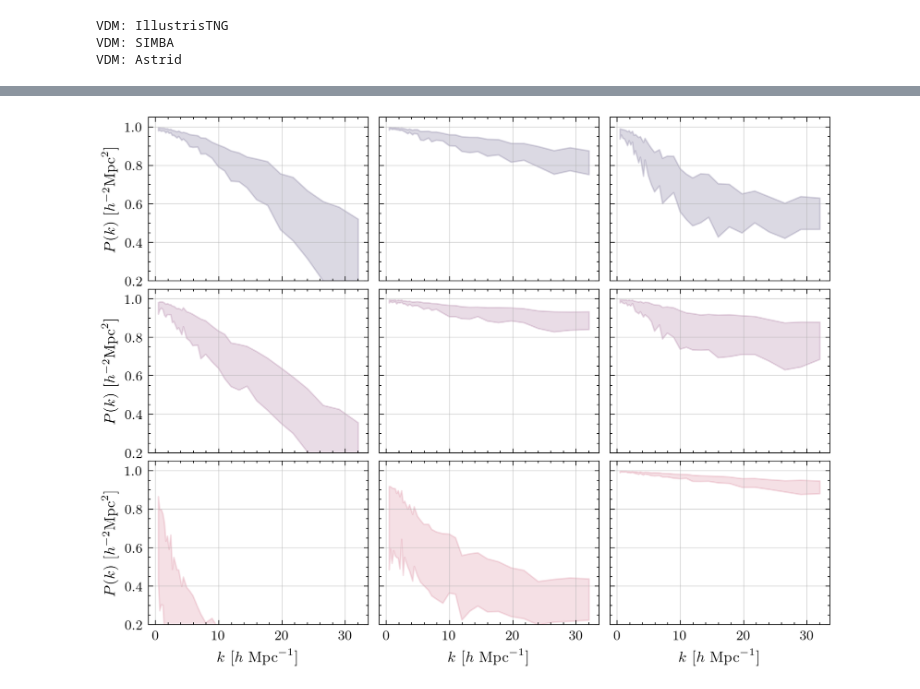
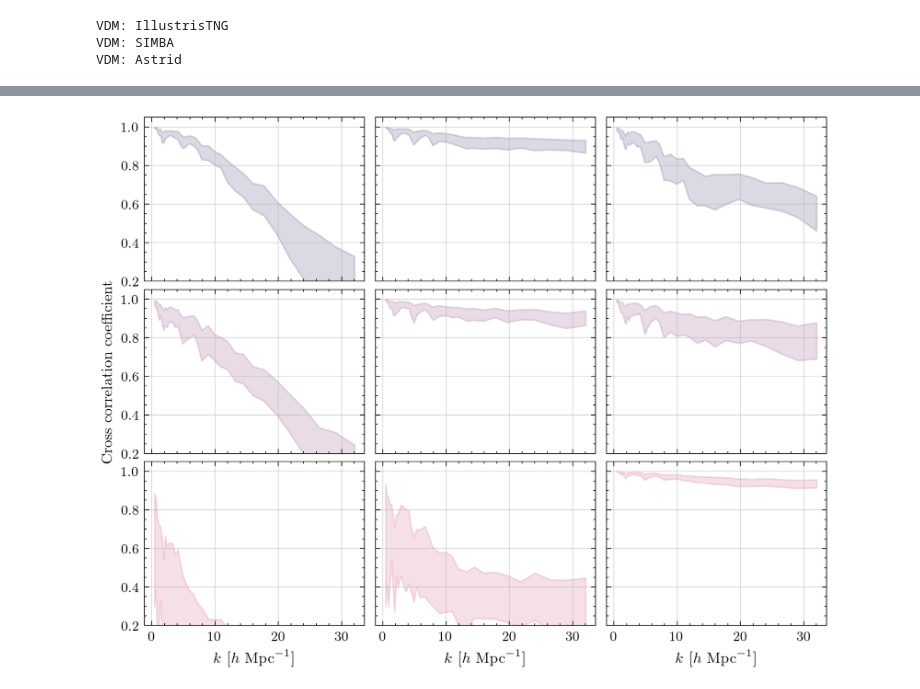
Before and after one commit to victoriaono/variational-diffusion-cdm, a Jupyter notebook: notebooks/plot_cross_data.ipynb, the cells around one changed output, grey strips where cells are left out. Drawn from its saved outputs; the diff is of its cells as text; code cells hidden in the pictures.

```diff
--- a/notebooks/plot_cross_data.ipynb
+++ b/notebooks/plot_cross_data.ipynb
@@ -142,6 +167,8 @@ def generate_samples(vdm, conditioning, batch_size=10, n=10):
         maps.append(sample)
 
     return maps
+# %%
+sample_idx = 0
 # %%
 # Get power spectra and cross correlations
 generated_pks = {}
@@ -154,7 +181,7 @@ for dataset in datasets:
         generated_normed = torch.vstack(
             generate_samples(
                 vdm,
-                conditioning=normed_data[test]['star'][0].to(device),
+                conditioning=normed_data[test]['star'][sample_idx].to(device),
                 batch_size=20,
                 n=5,
             )
@@ -166,9 +193,9 @@ for dataset in datasets:
         loss = 0
         for sample in generated:
             generated_pk.append(compute_pk(10**sample.cpu().numpy()[None])[1])
-            loss += mse_loss(torch.Tensor(data[test]['dm'][0]), sample.cpu().squeeze())
+            loss += mse_loss(torch.Tensor(data[test]['dm'][sample_idx]), sample.cpu().squeeze())
 
-            k, cross_true_sample = compute_pk(10**data[test]['dm'][0][None][None], 10**sample[None].cpu().numpy())
+            k, cross_true_sample = compute_pk(10**data[test]['dm'][sample_idx][None][None], 10**sample[None].cpu().numpy())
             cross_true_pk.append(cross_true_sample)
 
         generated_pks[dataset][test] = [torch.stack(generated_pk), loss / len(generated)]
@@ -181,9 +208,9 @@ VDM: Astrid
 true_pks = {}
 stars_pks = {}
 for dataset in datasets:
-    k, dm_pk = compute_pk(10**data[dataset]['dm'][0][None,None],)
+    k, dm_pk = compute_pk(10**data[dataset]['dm'][sample_idx][None,None],)
     true_pks[dataset] = dm_pk
-    k, star_pk = compute_pk(10**data[dataset]['star'][0][None,None]-1,)
+    k, star_pk = compute_pk(10**data[dataset]['star'][sample_idx][None,None]-1,)
     stars_pks[dataset] = star_pk
 # %%
 colors = ['#4C4173', '#935083', '#D16580']
@@ -236,31 +263,29 @@ for row, test in enumerate(datasets):
 # %%
 # Plot cross-dataset cross correlations
 fig, axes = plt.subplots(3,3, figsize=(8,6), sharey=True, sharex=True)
 fig.subplots_adjust(hspace=0.05, wspace=0.05)
-mpl.rcParams.update({
-    'xtick.labelsize': 9,
-    'ytick.labelsize': 9
-})
-colors = ['#4C4173', '#935083', '#D16580']
 
 for row, test in enumerate(datasets):
-    axes[row,0].set_ylabel('$P(k)$ [$h^{-2}\mathrm{Mpc}^2$]')
+    if row == 1:
+        axes[row,0].set_ylabel('Cross correlation coefficient')
     for col, train in enumerate(datasets):
         ax = axes[row,col]
         ax.grid(True, alpha=0.5,)
 
         ax.fill_between(
             k[k_idx],
             np.percentile(cross_true_pks[train][test][:, k_idx] / np.sqrt(true_pks[test][k_idx]) / np.sqrt(generated_pks[train][test][0][:, k_idx].cpu()),10, axis=0),
             np.percentile(cross_true_pks[train][test][:, k_idx] / np.sqrt(true_pks[test][k_idx]) / np.sqrt(generated_pks[train][test][0][:, k_idx].cpu()),90, axis=0),
             color=colors[row],
-            alpha=0.2,
-            # label=r'$\langle \text{TruthCDM} \, \text{SampleCDM} \rangle$' ,
+            alpha=0.2
         )
         ax.set_ylim(0.2,1.05)
-        # ax.legend(fontsize=10, loc='lower left')
 
         if row == 2:
             ax.set_xlabel('$k$ [$h \ \mathrm{Mpc}^{-1}$]')
+        if row == 0:
+            ax.text(0.5, 1.05, f"Trained on {train}", transform=ax.transAxes, ha='center')
+        if col == 2:
+            ax.text(1.02, 0.5, f"Tested on {test}", transform=ax.transAxes, va='center', rotation=270.)
 # %% [output]
-[figure, old version]
+[figure, new version]
```
Also changed, not shown: parts of 7 cells of this notebook, 5 other files.
